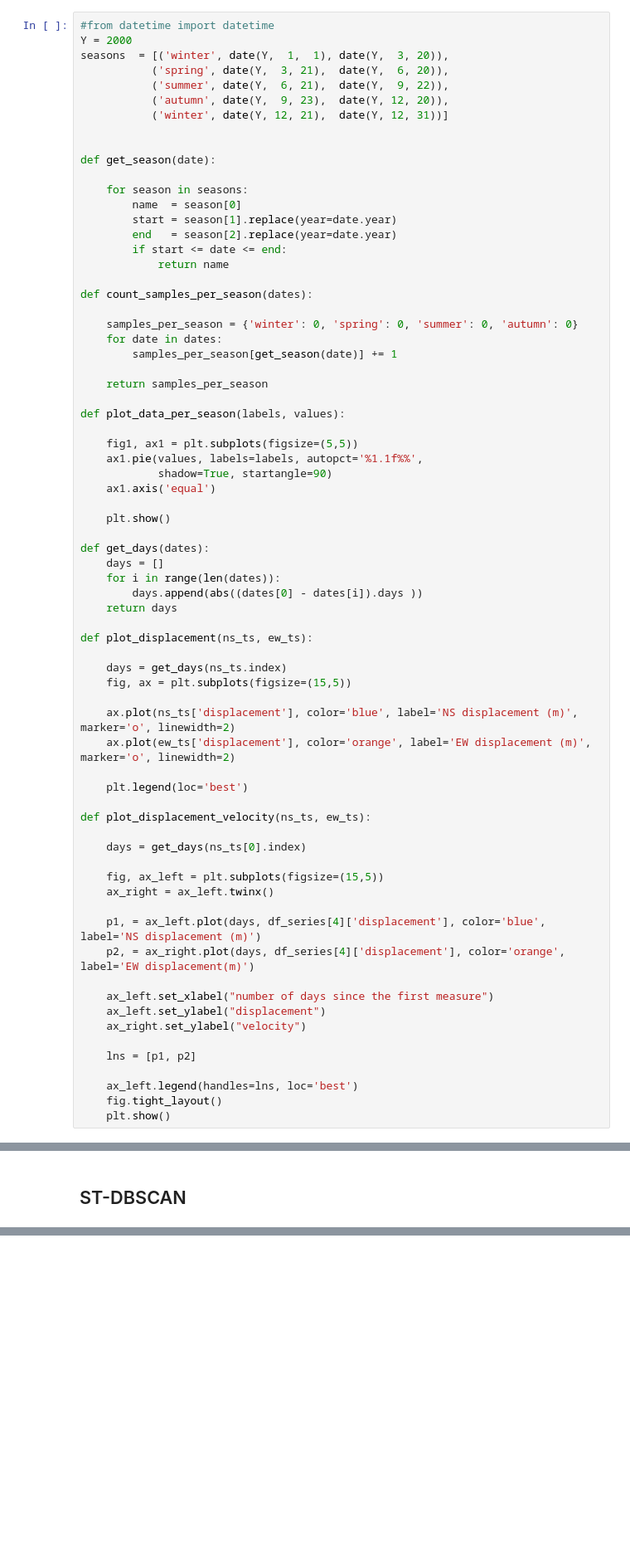
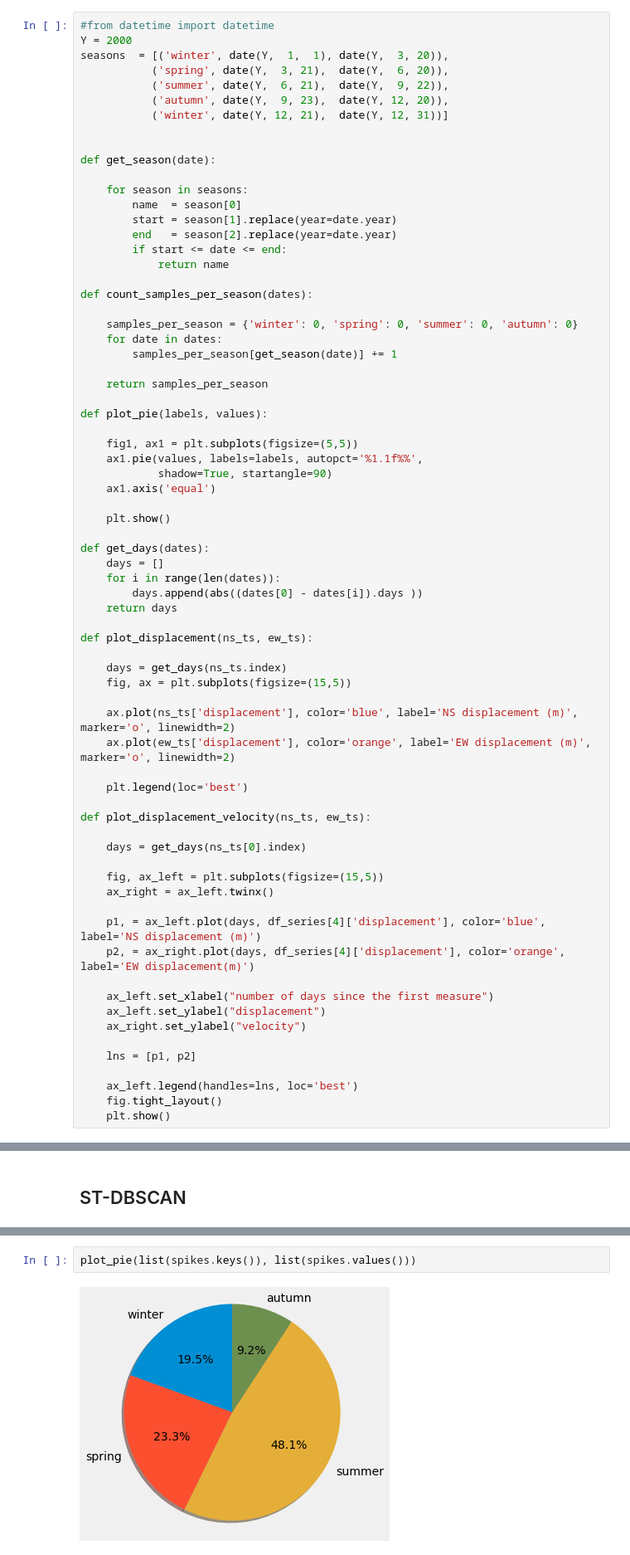
Before and after one commit to EddyVianney/Stage_master2_sdsc_eost, a Jupyter notebook: PMEDV_STAGE_SDSC_EOST.ipynb, the cells around one changed output, grey strips where cells are left out. Shown at 83% size. Drawn from its saved outputs; the diff is of its cells as text; blank space fills up the shorter version.

```diff
--- a/PMEDV_STAGE_SDSC_EOST.ipynb
+++ b/PMEDV_STAGE_SDSC_EOST.ipynb
@@ -164,7 +164,7 @@ def count_samples_per_season(dates):
 
     return samples_per_season
 
-def plot_data_per_season(labels, values):
+def plot_pie(labels, values):
 
     fig1, ax1 = plt.subplots(figsize=(5,5))
     ax1.pie(values, labels=labels, autopct='%1.1f%%',
@@ -664,0 +693,4 @@ plot_distribution(labels)
+# %%
+plot_pie(list(spikes.keys()), list(spikes.values()))
+# %% [output]
+[figure, added]
```
Also changed, not shown: parts of 105 cells of this notebook.
